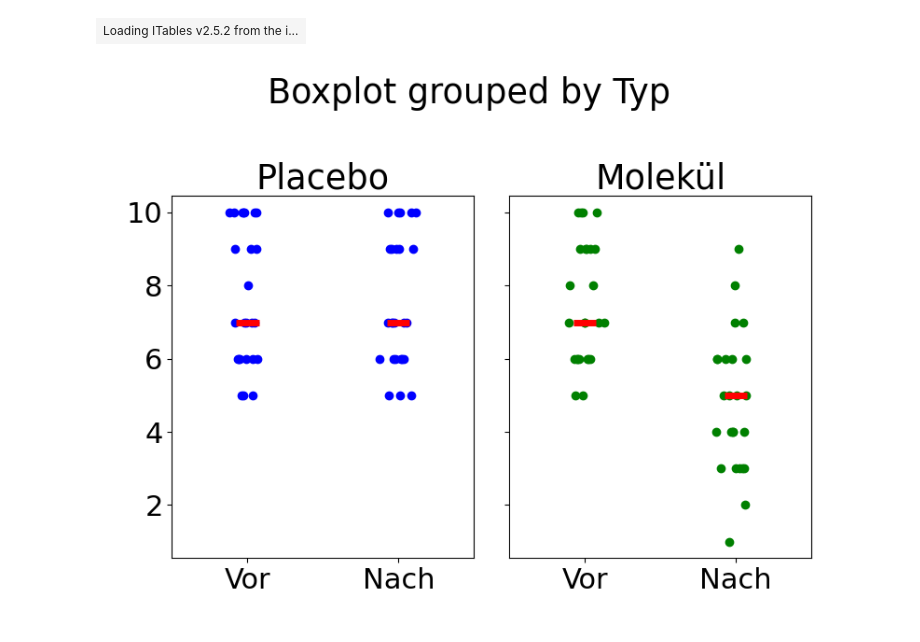
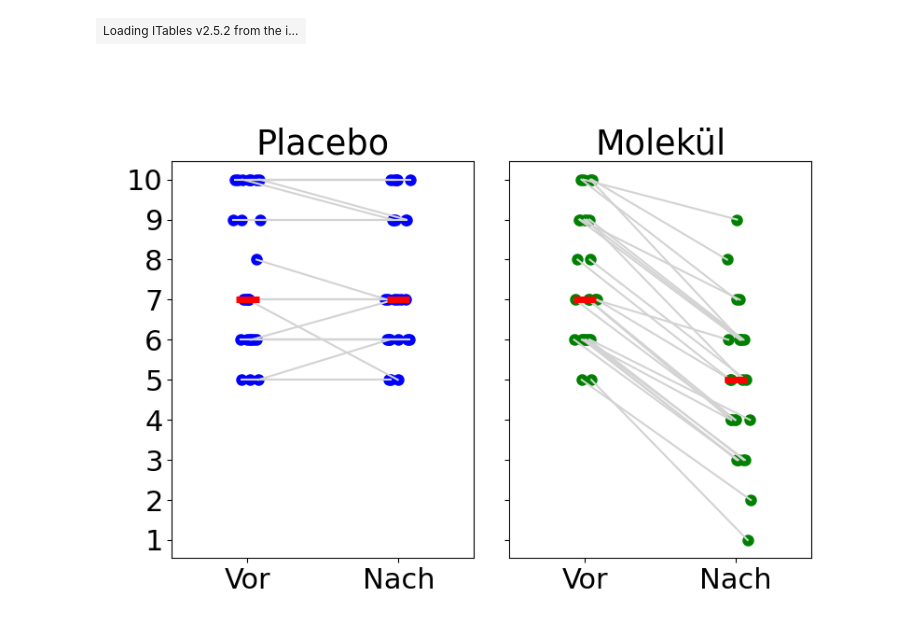
Before and after one commit to bedapub/2025-10-Zukunftstag-simulation, a Jupyter notebook: 2025-10-Zukunftstag-simulation.ipynb, the cells around one changed output. Cells and saved outputs as stored; diff of their text form; code cells hidden in the pictures.

```diff
--- a/2025-10-Zukunftstag-simulation.ipynb
+++ b/2025-10-Zukunftstag-simulation.ipynb
@@ -419,39 +418,45 @@ fig, axes = plt.subplots(1, 2, figsize=(8, 6), tight_layout=True, sharey=True)
 geheim_behandlung_long_placebo = geheim_behandlung_long_df.query('Behandlung=="Placebo"')
 geheim_behandlung_long_molekul = geheim_behandlung_long_df.query('Behandlung=="Molekül"')
 geheim_behandlung_long_placebo_vor = geheim_behandlung_long_placebo.query("Typ == 'Vor'")
 geheim_behandlung_long_placebo_nach = geheim_behandlung_long_placebo.query("Typ == 'Nach'")
 geheim_behandlung_long_molekul_vor = geheim_behandlung_long_molekul.query("Typ == 'Vor'")
 geheim_behandlung_long_molekul_nach = geheim_behandlung_long_molekul.query("Typ == 'Nach'")
 pv_x = np.random.normal(1, 0.05, len(geheim_behandlung_long_placebo_vor))
+pv_y = geheim_behandlung_long_placebo_vor["Wert"].to_list()
 pn_x = np.random.normal(2, 0.05, len(geheim_behandlung_long_placebo_nach))
+pn_y = geheim_behandlung_long_placebo_nach["Wert"].to_list()
 mv_x = np.random.normal(1, 0.05, len(geheim_behandlung_long_molekul_vor))
+mv_y = geheim_behandlung_long_molekul_vor["Wert"].to_list()
 mn_x = np.random.normal(2, 0.05, len(geheim_behandlung_long_molekul_nach))
+mn_y = geheim_behandlung_long_molekul_nach["Wert"].to_list()
 
 geheim_behandlung_long_placebo.boxplot("Wert", by="Typ",
                             ax=axes[0], grid=False, positions=[1,2],
                                       boxprops=dict(linewidth=0),
                                       whiskerprops=dict(linewidth=0),
                                        medianprops=dict(linewidth=5, color="red"),
                                       capprops=dict(linewidth=0))
 geheim_behandlung_long_molekul.boxplot("Wert", by="Typ",
                             ax=axes[1], grid=False, positions=[1,2],
                                       boxprops=dict(linewidth=0),
                                       whiskerprops=dict(linewidth=0),
                                         medianprops=dict(linewidth=5, color="red"),
                                       capprops=dict(linewidth=0))
 axes[0].set_title("Placebo")
 axes[0].set_xlabel("")
-axes[0].plot(pv_x,
-             geheim_behandlung_long_placebo_vor["Wert"], color="blue", marker="o", markersize=6, linestyle="none")
-axes[0].plot(pn_x,
-             geheim_behandlung_long_placebo_nach["Wert"], color="blue", marker="o", markersize=6, linestyle="none")
+axes[0].plot(pv_x, pv_y, color="blue", marker="o", markersize=8, linestyle="none")
+axes[0].plot(pn_x, pn_y, color="blue", marker="o", markersize=8, linestyle="none")
+axes[0].plot([pv_x, pn_x],
+             [pv_y, pn_y], color="lightgray")
+axes[0].set_yticks(range(0,11))
 axes[1].set_title("Molekül")
 axes[1].set_xlabel("")
-axes[1].plot(mv_x,
-             geheim_behandlung_long_molekul_vor["Wert"], color="green", marker="o", markersize=6, linestyle="none")
-axes[1].plot(mn_x,
-             geheim_behandlung_long_molekul_nach["Wert"], color="green", marker="o", markersize=6, linestyle="none")
+axes[1].plot(mv_x, mv_y, color="green", marker="o", markersize=8, linestyle="none")
+axes[1].plot(mn_x, mn_y, color="green", marker="o", markersize=8, linestyle="none")
+axes[1].plot([mv_x, mn_x],
+             [mv_y, mn_y], color="lightgray")
 
+axes[0].get_figure().suptitle('')
 plt.show()
 # %% [output]
-[figure, old version]
+[figure, new version]
```
Also changed, not shown: parts of 3 cells of this notebook.
